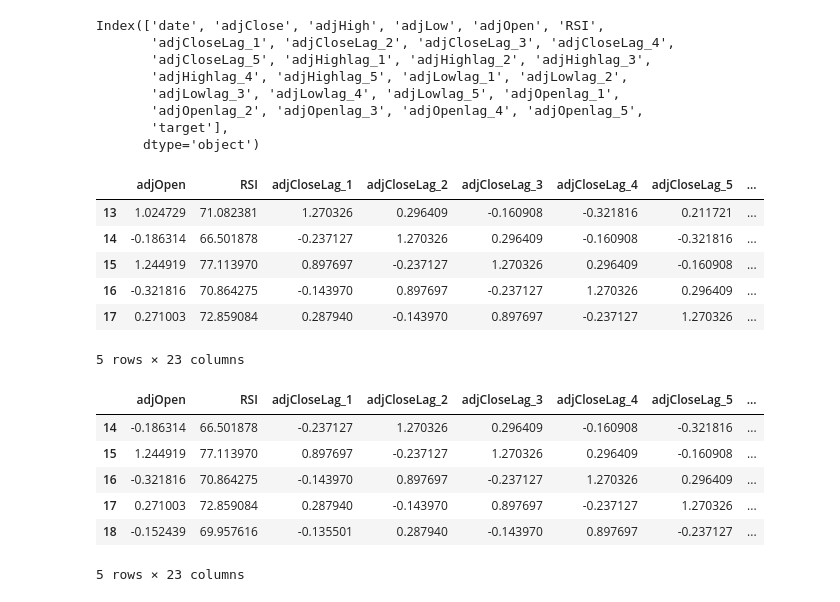
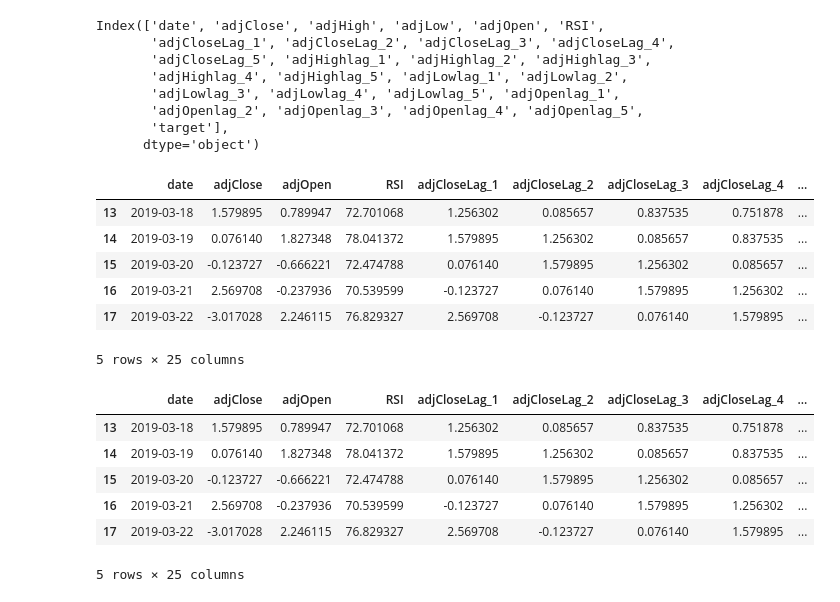
Before and after one commit to jdolinsky/project_4, a Jupyter notebook: pycaret_test3dropmacdhist.ipynb, the cells around one changed output. Cells and saved outputs as stored; diff of their text form; code cells hidden in the pictures.

```diff
--- a/pycaret_test3dropmacdhist.ipynb
+++ b/pycaret_test3dropmacdhist.ipynb
@@ -27,7 +32,7 @@ client = TiingoClient(config)
 
 # Calculate the start date as today's date minus 2 years
 end_date = datetime.now()
-start_date = end_date - timedelta(days=10*365)
+start_date = end_date - timedelta(days=5*365)
 
 # Convert dates to string format
 start_date_str = start_date.strftime('%Y-%m-%d')
@@ -134,7 +153,4 @@ df
 # %%
-# Removing NaN
-df.dropna(inplace=True)
-
 # Create an RSI indicator instance using the adjusted close column
 # rsi_indicator = ta.momentum.RSIIndicator(close=df['adjClose'], window=14)
 
@@ -280,7 +296,7 @@ diffs['target'] =np.where(diffs.adjClose >=0 ,1,0 )
 diffs.head()
 diffs.dropna(inplace=True)
 # %%
-diffs['target']=diffs['target'].shift(1)
+# diffs['target']=diffs['target'].shift(1)
 diffs
 # %% [output]
 |  | date | adjClose | adjHigh | adjLow | adjOpen | RSI | adjCloseLag_1 | adjCloseLag_2 | adjCloseLag_3 | ... |
@@ -312,24 +326,24 @@ adjClose_df = diffs[['adjClose', 'date', 'RSI']]
 # %%
-diffs.drop(['date','adjClose', 'adjHigh', 'adjLow'],axis=1,inplace=True)
+diffs.drop(['adjHigh', 'adjLow'],axis=1,inplace=True)
 diffs.head()
 # %% [output]
-|  | adjOpen | RSI | adjCloseLag_1 | adjCloseLag_2 | adjCloseLag_3 | adjCloseLag_4 | adjCloseLag_5 | ... |
-| 13 | 1.024729 | 71.082381 | 1.270326 | 0.296409 | -0.160908 | -0.321816 | 0.211721 | ... |
-| 14 | -0.186314 | 66.501878 | -0.237127 | 1.270326 | 0.296409 | -0.160908 | -0.321816 | ... |
-| 15 | 1.244919 | 77.113970 | 0.897697 | -0.237127 | 1.270326 | 0.296409 | -0.160908 | ... |
-| 16 | -0.321816 | 70.864275 | -0.143970 | 0.897697 | -0.237127 | 1.270326 | 0.296409 | ... |
-| 17 | 0.271003 | 72.859084 | 0.287940 | -0.143970 | 0.897697 | -0.237127 | 1.270326 | ... |
+|  | date | adjClose | adjOpen | RSI | adjCloseLag_1 | adjCloseLag_2 | adjCloseLag_3 | adjCloseLag_4 | ... |
+| 13 | 2019-03-18 | 1.579895 | 0.789947 | 72.701068 | 1.256302 | 0.085657 | 0.837535 | 0.751878 | ... |
+| 14 | 2019-03-19 | 0.076140 | 1.827348 | 78.041372 | 1.579895 | 1.256302 | 0.085657 | 0.837535 | ... |
+| 15 | 2019-03-20 | -0.123727 | -0.666221 | 72.474788 | 0.076140 | 1.579895 | 1.256302 | 0.085657 | ... |
+| 16 | 2019-03-21 | 2.569708 | -0.237936 | 70.539599 | -0.123727 | 0.076140 | 1.579895 | 1.256302 | ... |
+| 17 | 2019-03-22 | -3.017028 | 2.246115 | 76.829327 | 2.569708 | -0.123727 | 0.076140 | 1.579895 | ... |
-5 rows × 23 columns
+5 rows × 25 columns
 # %%
 diffs.dropna(inplace=True)
 # %%
 diffs.head()
 # %% [output]
-|  | adjOpen | RSI | adjCloseLag_1 | adjCloseLag_2 | adjCloseLag_3 | adjCloseLag_4 | adjCloseLag_5 | ... |
-| 14 | -0.186314 | 66.501878 | -0.237127 | 1.270326 | 0.296409 | -0.160908 | -0.321816 | ... |
-| 15 | 1.244919 | 77.113970 | 0.897697 | -0.237127 | 1.270326 | 0.296409 | -0.160908 | ... |
-| 16 | -0.321816 | 70.864275 | -0.143970 | 0.897697 | -0.237127 | 1.270326 | 0.296409 | ... |
-| 17 | 0.271003 | 72.859084 | 0.287940 | -0.143970 | 0.897697 | -0.237127 | 1.270326 | ... |
-| 18 | -0.152439 | 69.957616 | -0.135501 | 0.287940 | -0.143970 | 0.897697 | -0.237127 | ... |
+|  | date | adjClose | adjOpen | RSI | adjCloseLag_1 | adjCloseLag_2 | adjCloseLag_3 | adjCloseLag_4 | ... |
+| 13 | 2019-03-18 | 1.579895 | 0.789947 | 72.701068 | 1.256302 | 0.085657 | 0.837535 | 0.751878 | ... |
+| 14 | 2019-03-19 | 0.076140 | 1.827348 | 78.041372 | 1.579895 | 1.256302 | 0.085657 | 0.837535 | ... |
+| 15 | 2019-03-20 | -0.123727 | -0.666221 | 72.474788 | 0.076140 | 1.579895 | 1.256302 | 0.085657 | ... |
+| 16 | 2019-03-21 | 2.569708 | -0.237936 | 70.539599 | -0.123727 | 0.076140 | 1.579895 | 1.256302 | ... |
+| 17 | 2019-03-22 | -3.017028 | 2.246115 | 76.829327 | 2.569708 | -0.123727 | 0.076140 | 1.579895 | ... |
-5 rows × 23 columns
+5 rows × 25 columns
 # %%
```
Also changed, not shown: parts of 48 cells of this notebook, 7 other files.
